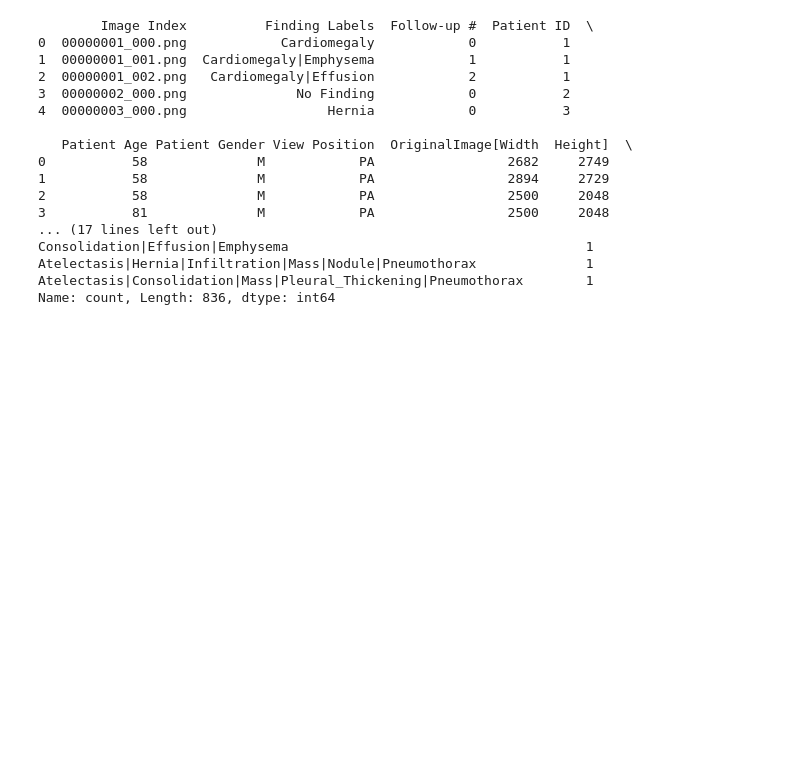
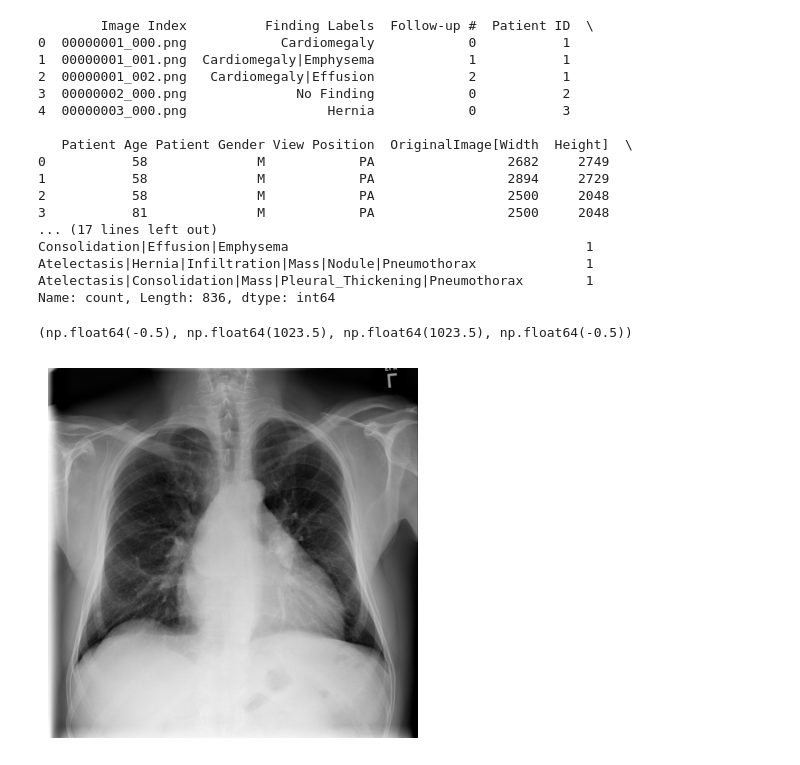
Before and after one commit to inshiright/chestxray-classification, a Jupyter notebook: notebooks/01_data_exploration.ipynb, the cells around one changed output. Saved outputs shown, nothing was run; the diff lists cells and outputs as text; code cells hidden in the pictures; blank space fills up the shorter version.

```diff
--- a/notebooks/01_data_exploration.ipynb
+++ b/notebooks/01_data_exploration.ipynb
@@ -24,3 +24,18 @@ Consolidation|Effusion|Emphysema                                      1
 Atelectasis|Hernia|Infiltration|Mass|Nodule|Pneumothorax              1
 Atelectasis|Consolidation|Mass|Pleural_Thickening|Pneumothorax        1
 Name: count, Length: 836, dtype: int64
+# %%
+# Visualising the data
+import matplotlib.pyplot as plt
+from PIL import Image
+import os
+
+img_path = "../dataset/images_001/images/00000001_000.png"
+
+img = Image.open(img_path)
+
+plt.imshow(img, cmap="gray")
+plt.axis("off")
+# %% [output]
+(np.float64(-0.5), np.float64(1023.5), np.float64(1023.5), np.float64(-0.5))
+[figure, added]
```
Also changed, not shown: 3 other files.
